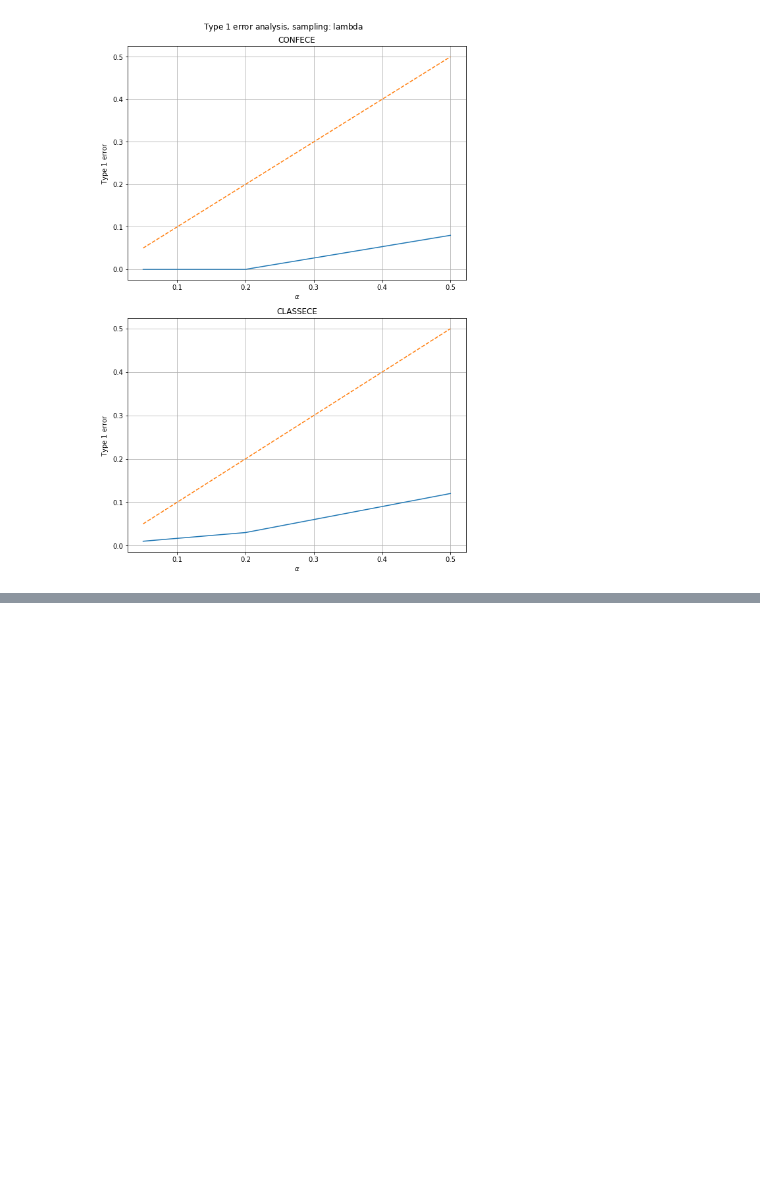
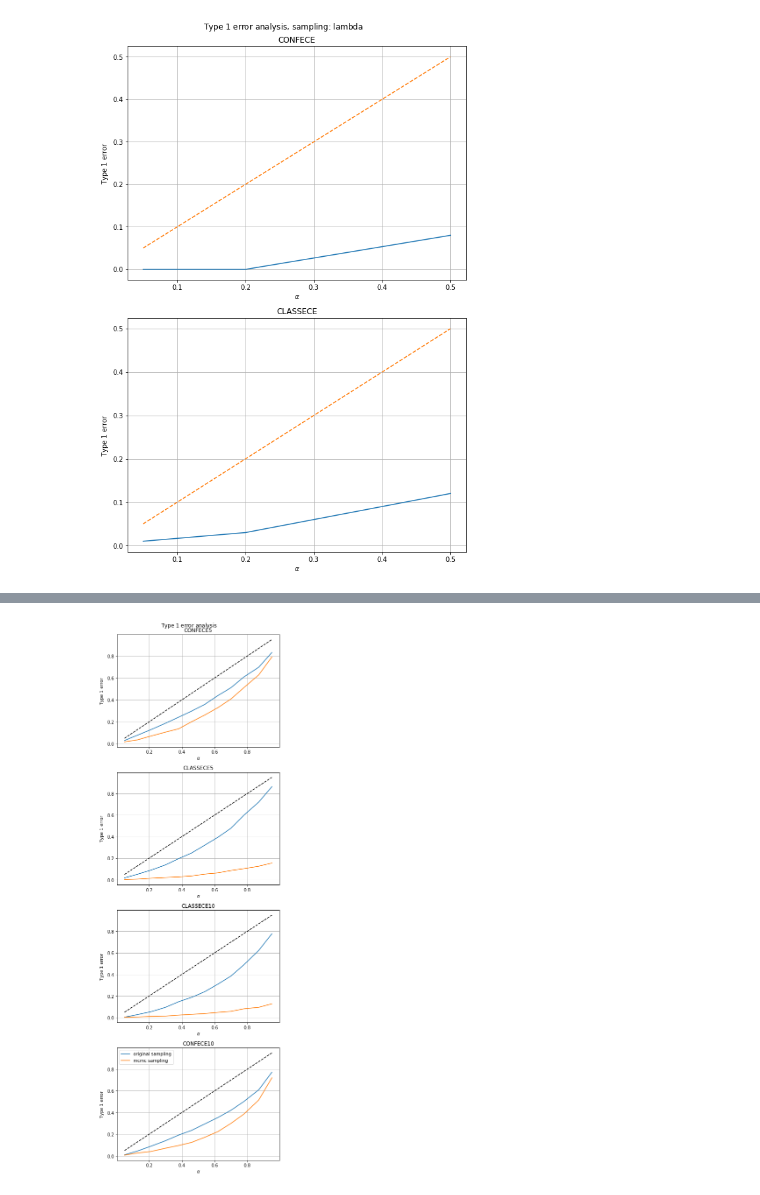
Before and after one commit to mkjuergens/EnsembleCalibration, a Jupyter notebook: ensemblecalibration/calibration/results_t1_t2.ipynb, the cells around one changed output, grey strips where cells are left out. Cells and saved outputs as stored; diff of their text form; code cells hidden in the pictures; blank space fills up the shorter version.

```diff
--- a/ensemblecalibration/calibration/results_t1_t2.ipynb
+++ b/ensemblecalibration/calibration/results_t1_t2.ipynb
@@ -75,0 +47,47 @@ fig_lambda_final_3 = plot_t1_erros_analysis(results_final_3, list_errors=list(re
+# %%
+def plot_t1_erros_analysis_joint(df_1: pd.DataFrame, df_2: pd.DataFrame, list_errors: list = ['CONFECE', 'CLASSECE'], sampling_methods: list = ['original sampling', 'mcmc sampling'],
+                            plot_ha: bool = False, figsize: tuple = (8, 12), title: Optional[str] = None):
+
+    if 'alpha' in df_1:
+        alphas = df_1['alpha'].values
+    else:
+        alphas = np.array([0.05, 0.13, 0.21, 0.30, 0.38, 0.46, 0.54, 0.62, 0.70, 0.78, 0.87, 0.95])
+
+    results_1 = np.zeros((len(list_errors), len(alphas)))
+    results_2 = np.zeros((len(list_errors), len(alphas) ))
+    for i in range(len(list_errors)):
+        results_i_1 = df_1[list_errors[i]]
+        results_i_2 = df_2[list_errors[i]]
+
+        for j in range(len(alphas)):
+            val_ij_1 = literal_eval(results_i_1[0])[j]
+            val_ij_2 = literal_eval(results_i_2[0])[j]
+            results_1[i, j] = val_ij_1
+            results_2[i, j] = val_ij_2
+
+    if not plot_ha:
+        fig, ax = plt.subplots(len(list_errors), 1, figsize=figsize)
+        for j in range(len(list_errors)):
+            ax[j].plot(alphas, results_1[j], label=sampling_methods[0])
+            ax[j].plot(alphas, results_2[j], label=sampling_methods[1])
+            ax[j].plot(alphas, alphas, '--', color='black')
+            ax[j].set_title(f'{list_errors[j]}')
+            ax[j].set_xlabel(r'$\alpha$')
+            ax[j].set_ylabel(r'Type $1$ error')
+            ax[j].grid()
+
+        if title is not None:
+            plt.suptitle(title)
+        else:
+            plt.suptitle(r'Type $1$ error analysis')
+        plt.tight_layout()
+        plt.legend()
+
+    else:
+        raise NotImplementedError
+
+    return fig
+# %%
+fig_comparison = plot_t1_erros_analysis_joint(results_final, results_final_mcmc, list_errors=list(results_final_mcmc.keys()), figsize=(6, 18))
+# %% [output]
+[figure, added]
```
Also changed, not shown: parts of 6 cells of this notebook, 3 other files.
